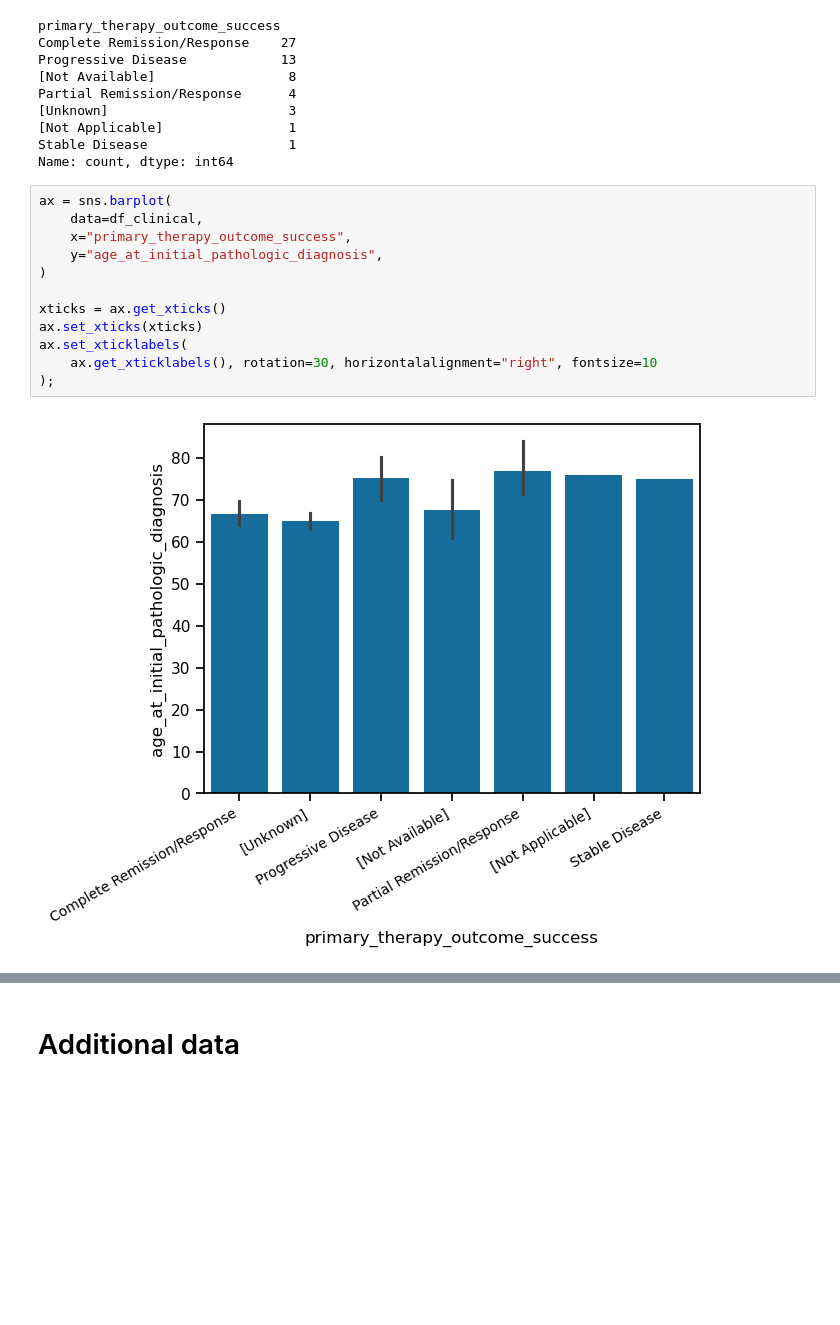
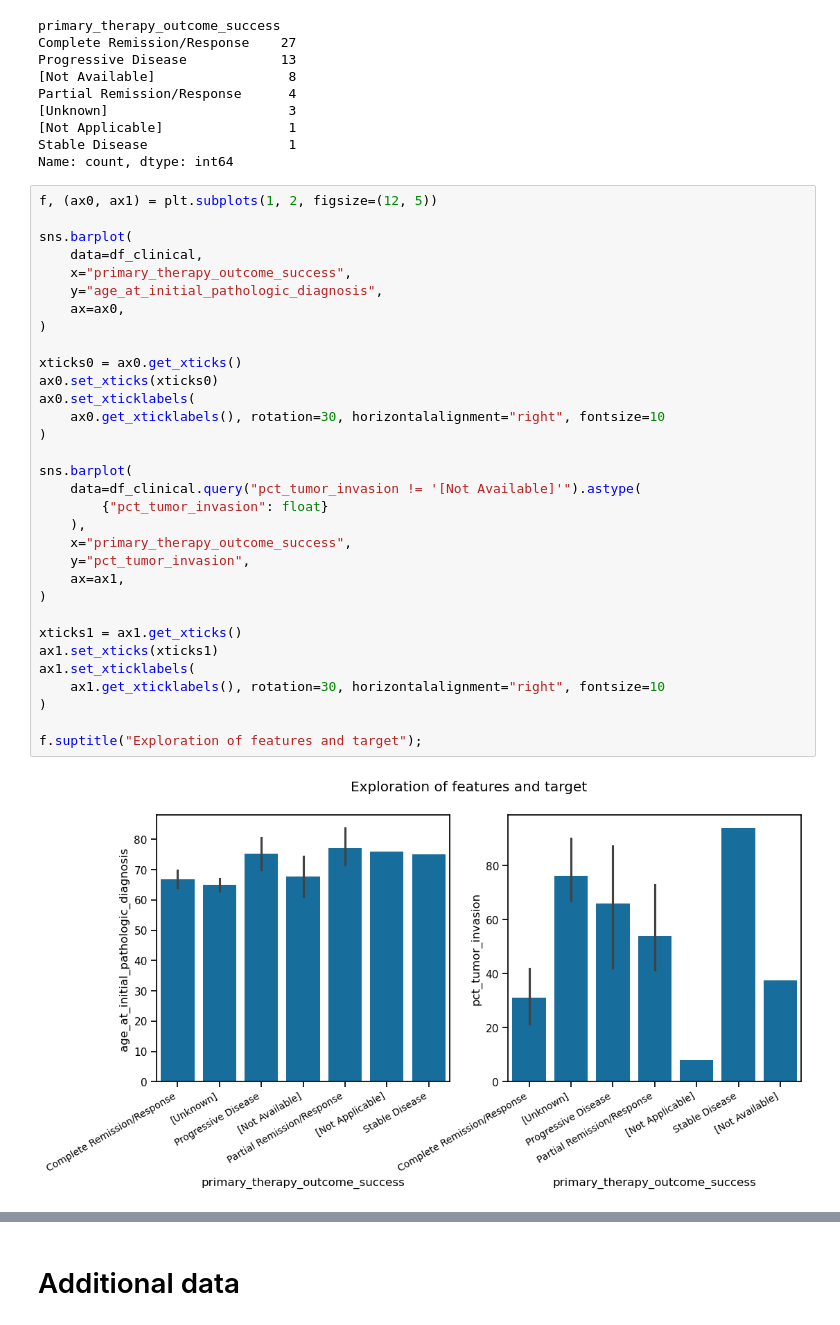
Before and after one commit to benslack19/wandb-explore, a Jupyter notebook: project/tcgna.ipynb, the cells around one changed output, grey strips where cells are left out. Drawn from its saved outputs; the diff is of its cells as text; blank space fills up the shorter version.

```diff
--- a/project/tcgna.ipynb
+++ b/project/tcgna.ipynb
@@ -53,16 +58,36 @@ Partial Remission/Response      4
 Stable Disease                  1
 Name: count, dtype: int64
 # %%
-ax = sns.barplot(
+f, (ax0, ax1) = plt.subplots(1, 2, figsize=(12, 5))
+
+sns.barplot(
     data=df_clinical,
     x="primary_therapy_outcome_success",
     y="age_at_initial_pathologic_diagnosis",
+    ax=ax0,
 )
 
-xticks = ax.get_xticks()
-ax.set_xticks(xticks)
-ax.set_xticklabels(
-    ax.get_xticklabels(), rotation=30, horizontalalignment="right", fontsize=10
-);
+xticks0 = ax0.get_xticks()
+ax0.set_xticks(xticks0)
+ax0.set_xticklabels(
+    ax0.get_xticklabels(), rotation=30, horizontalalignment="right", fontsize=10
+)
+
+sns.barplot(
+    data=df_clinical.query("pct_tumor_invasion != '[Not Available]'").astype(
+        {"pct_tumor_invasion": float}
+    ),
+    x="primary_therapy_outcome_success",
+    y="pct_tumor_invasion",
+    ax=ax1,
+)
+
+xticks1 = ax1.get_xticks()
+ax1.set_xticks(xticks1)
+ax1.set_xticklabels(
+    ax1.get_xticklabels(), rotation=30, horizontalalignment="right", fontsize=10
+)
+
+f.suptitle("Exploration of features and target");
 # %% [output]
-[figure, old version]
+[figure, new version]
```
Also changed, not shown: parts of 13 cells of this notebook, 1 other file.
